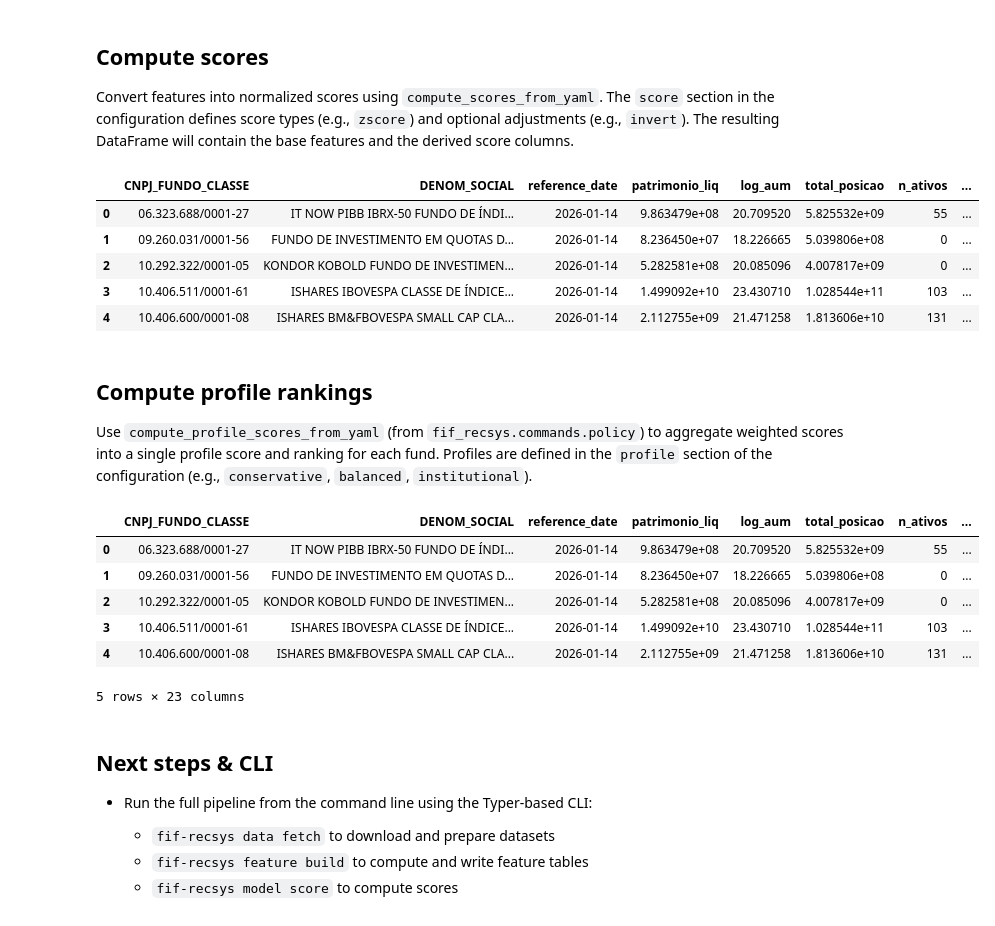
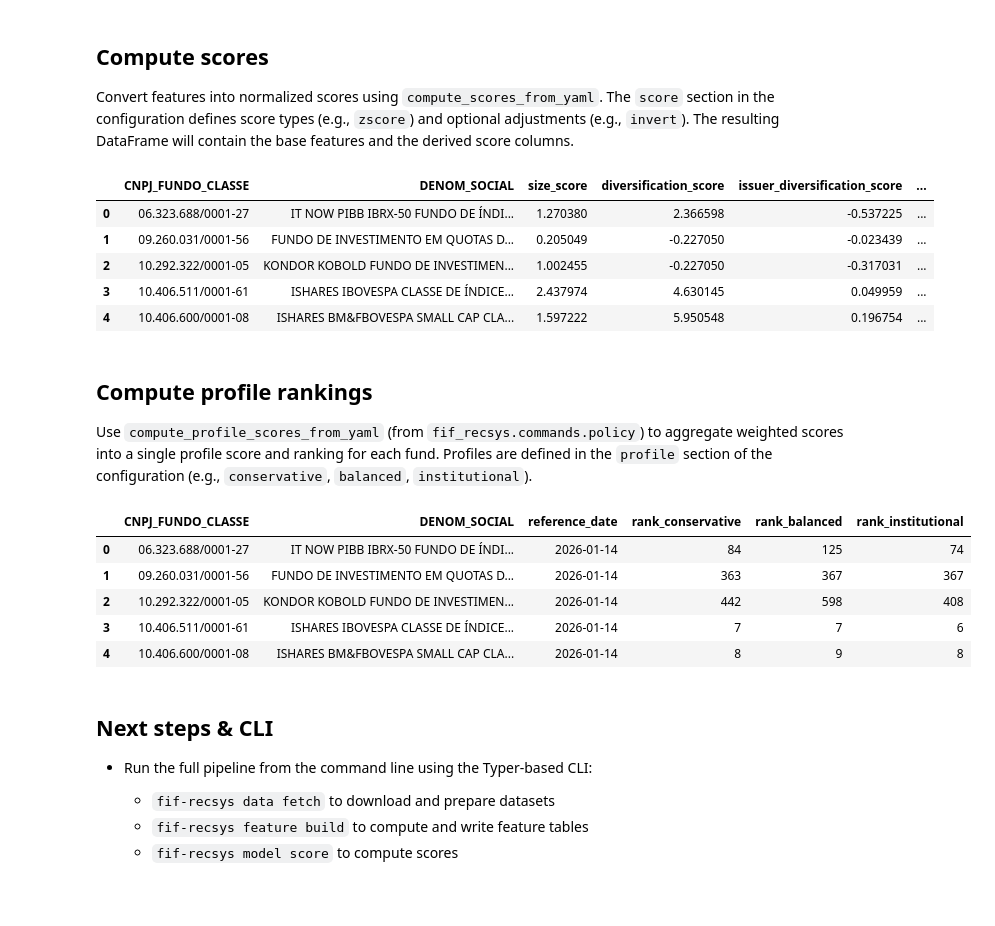
Before and after one commit to gpadpoll/fixed-income-fund-recsys, a Jupyter notebook: docs/notebooks/example.ipynb, the cells around one changed output. Saved outputs shown, nothing was run; the diff lists cells and outputs as text; code cells hidden in the pictures.

```diff
--- a/docs/notebooks/example.ipynb
+++ b/docs/notebooks/example.ipynb
@@ -340,34 +418,37 @@ Convert features into normalized scores using `compute_scores_from_yaml`. The `s
 # %%
 from fif_recsys.commands.model import compute_scores_from_yaml
 
 score_df = compute_scores_from_yaml(feature_df, config_d)
 
-score_df.head()
+score_df[['CNPJ_FUNDO_CLASSE', 'DENOM_SOCIAL', *[c for c in score_df.columns if 'score' in c]]].head()
 # %% [output]
-|  | CNPJ_FUNDO_CLASSE | DENOM_SOCIAL | reference_date | patrimonio_liq | log_aum | total_posicao | n_ativos | ... |
-| 0 | 06.323.688/0001-27 | IT NOW PIBB IBRX-50 FUNDO DE ÍNDI... | 2026-01-14 | 9.863479e+08 | 20.709520 | 5.825532e+09 | 55 | ... |
-| 1 | 09.260.031/0001-56 | FUNDO DE INVESTIMENTO EM QUOTAS D... | 2026-01-14 | 8.236450e+07 | 18.226665 | 5.039806e+08 | 0 | ... |
-| 2 | 10.292.322/0001-05 | KONDOR KOBOLD FUNDO DE INVESTIMEN... | 2026-01-14 | 5.282581e+08 | 20.085096 | 4.007817e+09 | 0 | ... |
-| 3 | 10.406.511/0001-61 | ISHARES IBOVESPA CLASSE DE ÍNDICE... | 2026-01-14 | 1.499092e+10 | 23.430710 | 1.028544e+11 | 103 | ... |
-| 4 | 10.406.600/0001-08 | ISHARES BM&FBOVESPA SMALL CAP CLA... | 2026-01-14 | 2.112755e+09 | 21.471258 | 1.813606e+10 | 131 | ... |
+|  | CNPJ_FUNDO_CLASSE | DENOM_SOCIAL | size_score | diversification_score | issuer_diversification_score | ... |
+| 0 | 06.323.688/0001-27 | IT NOW PIBB IBRX-50 FUNDO DE ÍNDI... | 1.270380 | 2.366598 | -0.537225 | ... |
+| 1 | 09.260.031/0001-56 | FUNDO DE INVESTIMENTO EM QUOTAS D... | 0.205049 | -0.227050 | -0.023439 | ... |
+| 2 | 10.292.322/0001-05 | KONDOR KOBOLD FUNDO DE INVESTIMEN... | 1.002455 | -0.227050 | -0.317031 | ... |
+| 3 | 10.406.511/0001-61 | ISHARES IBOVESPA CLASSE DE ÍNDICE... | 2.437974 | 4.630145 | 0.049959 | ... |
+| 4 | 10.406.600/0001-08 | ISHARES BM&FBOVESPA SMALL CAP CLA... | 1.597222 | 5.950548 | 0.196754 | ... |
 # %% [markdown]
 ## Compute profile rankings
 
 Use `compute_profile_scores_from_yaml` (from `fif_recsys.commands.policy`) to aggregate weighted scores into a single profile score and ranking for each fund. Profiles are defined in the `profile` section of the configuration (e.g., `conservative`, `balanced`, `institutional`).
 # %%
+import pandas as pd
+pd.set_option('display.max_colwidth', None) # or set to a large integer value (e.g., 500)
+
+
 from fif_recsys.commands.policy import compute_profile_scores_from_yaml
 
 ranking_df = compute_profile_scores_from_yaml(score_df.fillna(0), config_d)
 
-ranking_df.head()
+ranking_df[['CNPJ_FUNDO_CLASSE', 'DENOM_SOCIAL', 'reference_date', *[c for c in ranking_df.columns if 'rank' in c]]].head()
 # %% [output]
-|  | CNPJ_FUNDO_CLASSE | DENOM_SOCIAL | reference_date | patrimonio_liq | log_aum | total_posicao | n_ativos | ... |
-| 0 | 06.323.688/0001-27 | IT NOW PIBB IBRX-50 FUNDO DE ÍNDI... | 2026-01-14 | 9.863479e+08 | 20.709520 | 5.825532e+09 | 55 | ... |
-| 1 | 09.260.031/0001-56 | FUNDO DE INVESTIMENTO EM QUOTAS D... | 2026-01-14 | 8.236450e+07 | 18.226665 | 5.039806e+08 | 0 | ... |
-| 2 | 10.292.322/0001-05 | KONDOR KOBOLD FUNDO DE INVESTIMEN... | 2026-01-14 | 5.282581e+08 | 20.085096 | 4.007817e+09 | 0 | ... |
-| 3 | 10.406.511/0001-61 | ISHARES IBOVESPA CLASSE DE ÍNDICE... | 2026-01-14 | 1.499092e+10 | 23.430710 | 1.028544e+11 | 103 | ... |
-| 4 | 10.406.600/0001-08 | ISHARES BM&FBOVESPA SMALL CAP CLA... | 2026-01-14 | 2.112755e+09 | 21.471258 | 1.813606e+10 | 131 | ... |
+|  | CNPJ_FUNDO_CLASSE | DENOM_SOCIAL | reference_date | rank_conservative | rank_balanced | rank_institutional |
+| 0 | 06.323.688/0001-27 | IT NOW PIBB IBRX-50 FUNDO DE ÍNDI... | 2026-01-14 | 84 | 125 | 74 |
+| 1 | 09.260.031/0001-56 | FUNDO DE INVESTIMENTO EM QUOTAS D... | 2026-01-14 | 363 | 367 | 367 |
+| 2 | 10.292.322/0001-05 | KONDOR KOBOLD FUNDO DE INVESTIMEN... | 2026-01-14 | 442 | 598 | 408 |
+| 3 | 10.406.511/0001-61 | ISHARES IBOVESPA CLASSE DE ÍNDICE... | 2026-01-14 | 7 | 7 | 6 |
+| 4 | 10.406.600/0001-08 | ISHARES BM&FBOVESPA SMALL CAP CLA... | 2026-01-14 | 8 | 9 | 8 |
-5 rows × 23 columns
 # %% [markdown]
 ## Next steps & CLI
 
```
Also changed, not shown: parts of 3 cells of this notebook, 3 other files.
